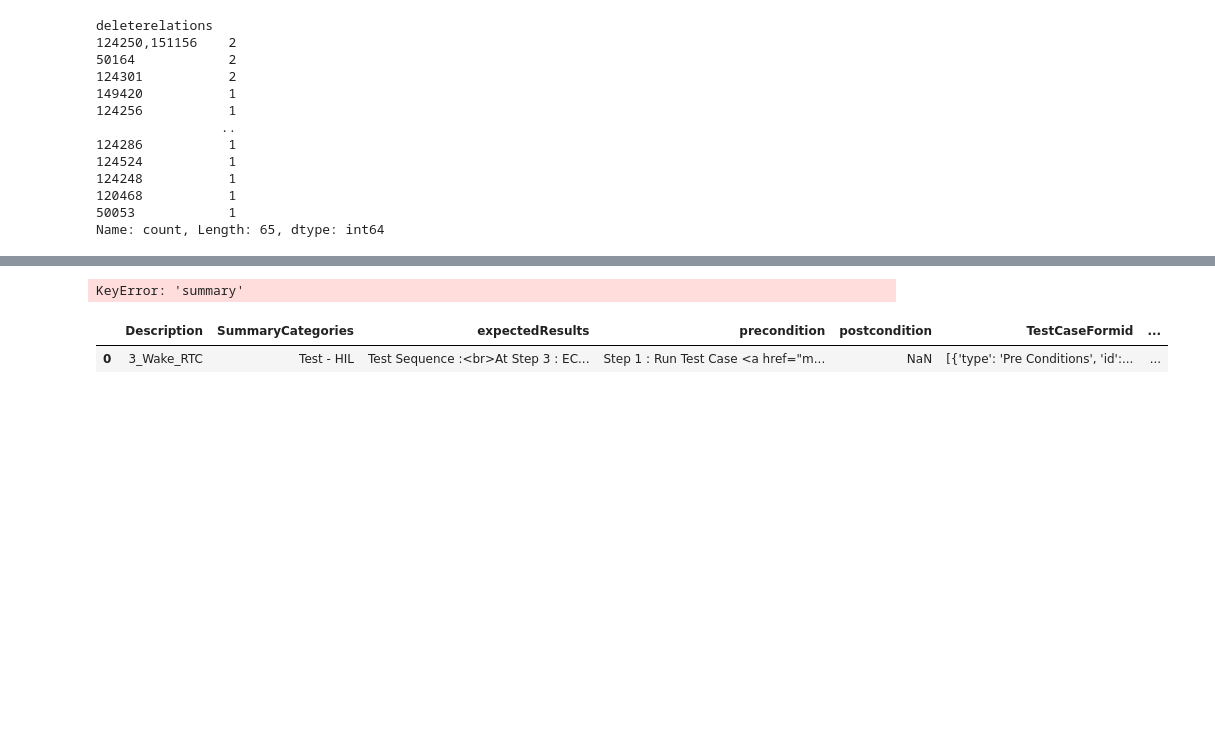
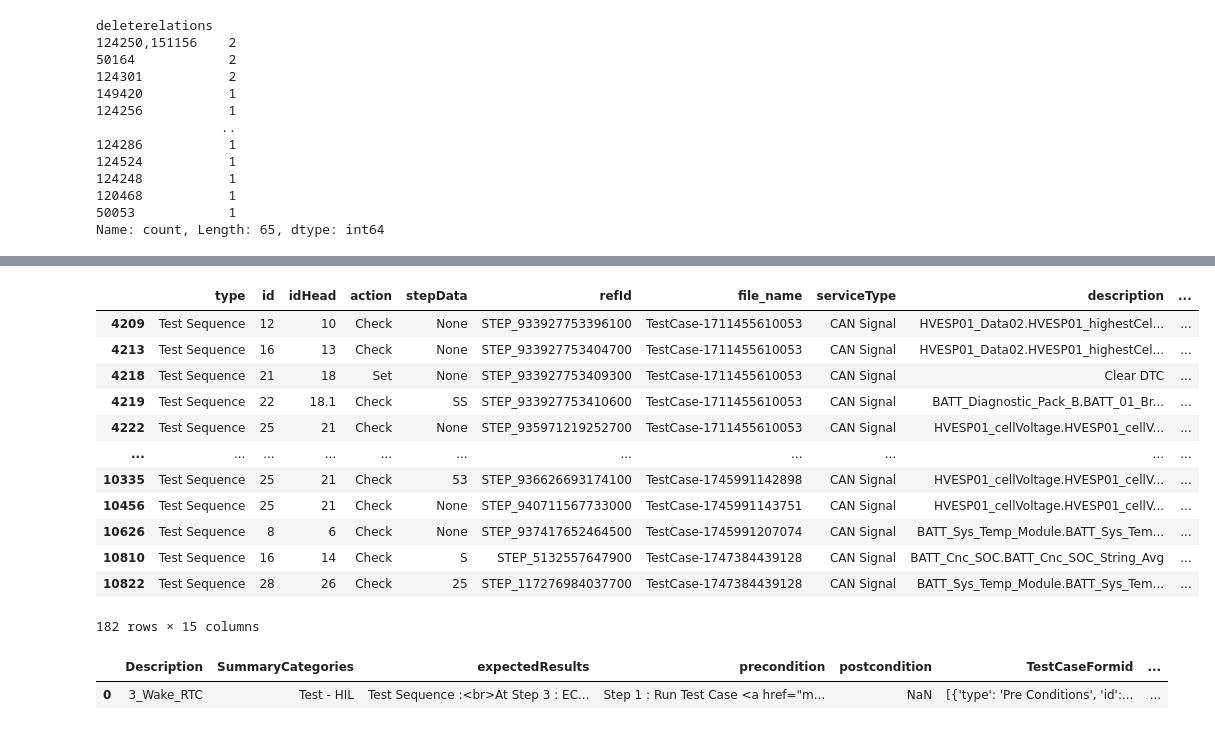
Before and after one commit to Koushik-Ambadi/llm-finetuning, a Jupyter notebook: jupyterNotebooks/data_analysis.ipynb, the cells around one changed output, grey strips where cells are left out. Saved outputs shown, nothing was run; the diff lists cells and outputs as text; code cells hidden in the pictures; blank space fills up the shorter version.

```diff
--- a/src/data_analysis.ipynb
+++ b/jupyterNotebooks/data_analysis.ipynb
@@ -113,5 +122,17 @@ Name: count, Length: 171, dtype: int64
 # %%
-normalized_df[normalized_df[check_column].isna()]
+normalized_df[normalized_df[check_column].notna()]
 # %% [output]
+|  | type | id | idHead | action | stepData | refId | file_name | serviceType | description | ... |
+| 4209 | Test Sequence | 12 | 10 | Check | None | STEP_933927753396100 | TestCase-1711455610053 | CAN Signal | HVESP01_Data02.HVESP01_highestCel... | ... |
+| 4213 | Test Sequence | 16 | 13 | Check | None | STEP_933927753404700 | TestCase-1711455610053 | CAN Signal | HVESP01_Data02.HVESP01_highestCel... | ... |
+| 4218 | Test Sequence | 21 | 18 | Set | None | STEP_933927753409300 | TestCase-1711455610053 | CAN Signal | Clear DTC | ... |
+| 4219 | Test Sequence | 22 | 18.1 | Check | SS | STEP_933927753410600 | TestCase-1711455610053 | CAN Signal | BATT_Diagnostic_Pack_B.BATT_01_Br... | ... |
+| 4222 | Test Sequence | 25 | 21 | Check | None | STEP_935971219252700 | TestCase-1711455610053 | CAN Signal | HVESP01_cellVoltage.HVESP01_cellV... | ... |
+| ... | ... | ... | ... | ... | ... | ... | ... | ... | ... | ... |
+| 10335 | Test Sequence | 25 | 21 | Check | 53 | STEP_936626693174100 | TestCase-1745991142898 | CAN Signal | HVESP01_cellVoltage.HVESP01_cellV... | ... |
+| 10456 | Test Sequence | 25 | 21 | Check | None | STEP_940711567733000 | TestCase-1745991143751 | CAN Signal | HVESP01_cellVoltage.HVESP01_cellV... | ... |
+| 10626 | Test Sequence | 8 | 6 | Check | None | STEP_937417652464500 | TestCase-1745991207074 | CAN Signal | BATT_Sys_Temp_Module.BATT_Sys_Tem... | ... |
+| 10810 | Test Sequence | 16 | 14 | Check | S | STEP_5132557647900 | TestCase-1747384439128 | CAN Signal | BATT_Cnc_SOC.BATT_Cnc_SOC_String_Avg | ... |
+| 10822 | Test Sequence | 28 | 26 | Check | 25 | STEP_117276984037700 | TestCase-1747384439128 | CAN Signal | BATT_Sys_Temp_Module.BATT_Sys_Tem... | ... |
-KeyError: 'summary'
+182 rows × 15 columns
 # %%
```
Also changed, not shown: parts of 8 cells of this notebook, 14 other files.
